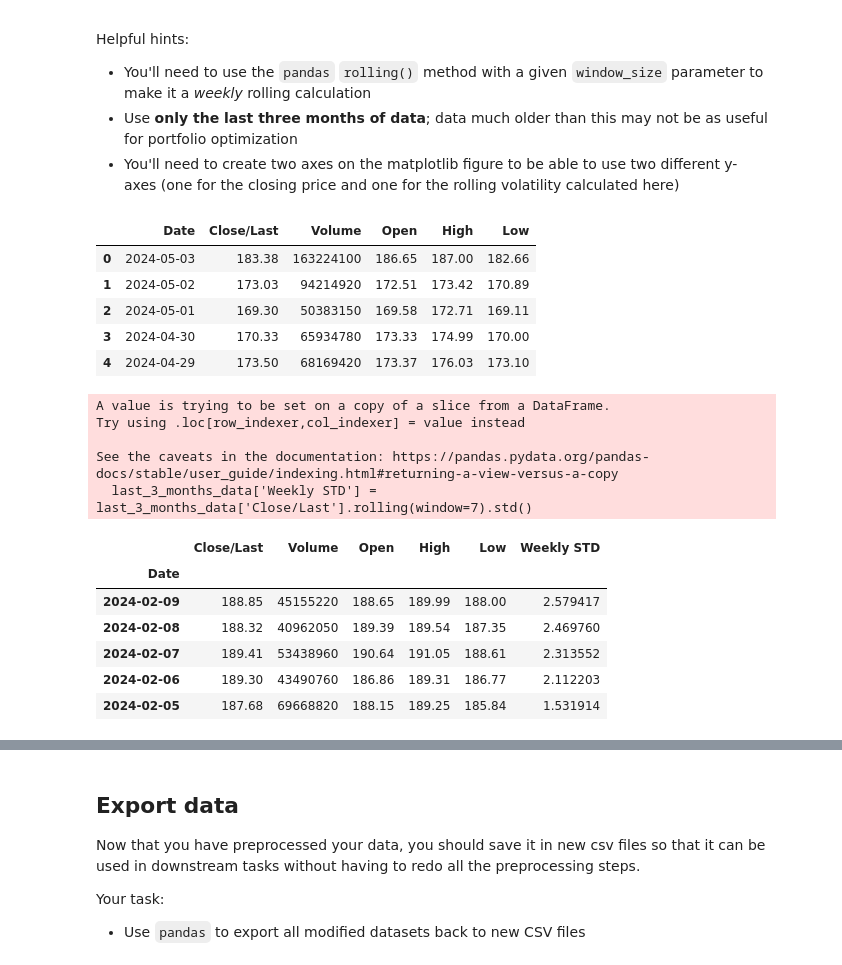
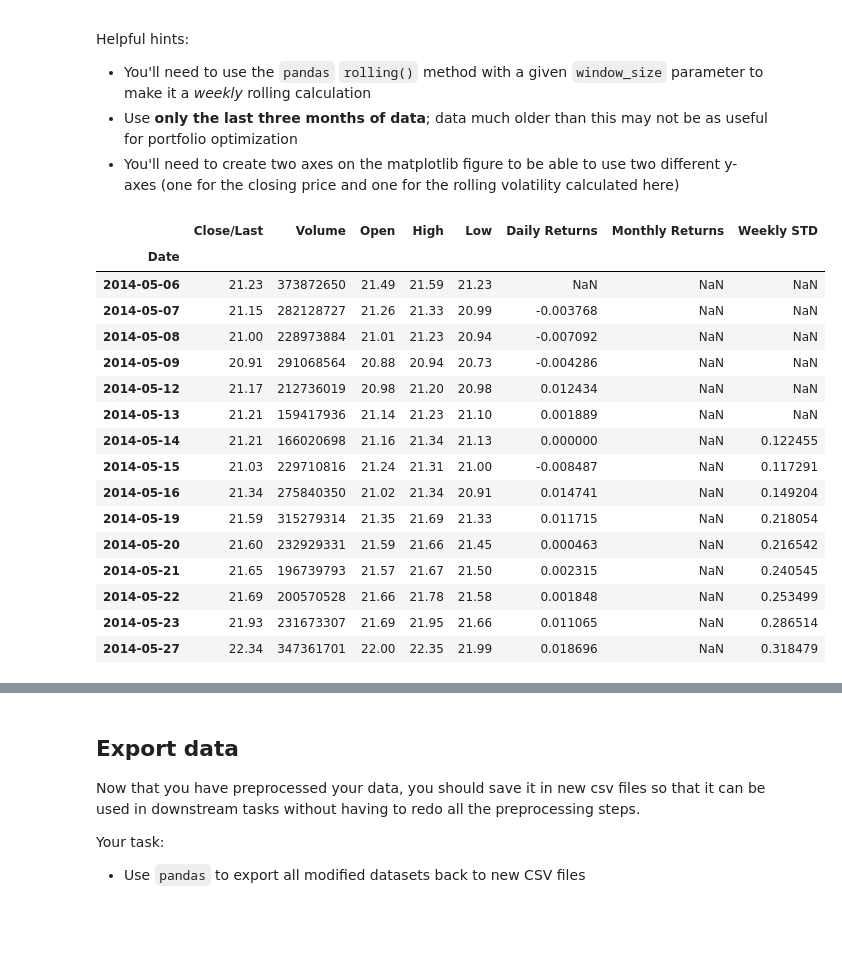
Before and after one commit to julieannvictoria/portfolio, a Jupyter notebook: Preparing-for-data-analysis-project-student.ipynb, the cells around one changed output, grey strips where cells are left out. Cells and saved outputs as stored; diff of their text form; code cells hidden in the pictures; blank space fills up the shorter version.

```diff
--- a/Preparing-for-data-analysis-project-student.ipynb
+++ b/Preparing-for-data-analysis-project-student.ipynb
@@ -241,0 +246,4 @@ memory usage: 118.1 KB
+# %%
+# Sort Date from oldest to latest
+data_apple.sort_index(inplace=True)
+data_microsoft.sort_index(inplace=True)
@@ -456,7 +497,3 @@ inflation.head()
 | 1968-05-31 | 4.088245 | -0.016262 |
 # %% [markdown]
 ### 2. Interpolate stock returns from daily to monthly
-# %%
-data_apple.set_index('Date', inplace=True)
-data_apple['Monthly Returns'] = data_apple['Close/Last'].resample('M').interpolate()
-data_apple.head()
@@ -470,0 +500,3 @@ data_apple.head()
+# %%
+data_apple['Monthly Returns'] =  (1 + data_apple['Daily Returns']).resample('M').prod() - 1
+data_apple.tail()
@@ -534,33 +573,28 @@ Helpful hints:
 * You'll need to use the `pandas` `rolling()` method with a given `window_size` parameter to make it a _weekly_ rolling calculation
 * Use **only the last three months of data**; data much older than this may not be as useful for portfolio optimization
 * You'll need to create two axes on the matplotlib figure to be able to use two different y-axes (one for the closing price and one for the rolling volatility calculated here)
-# %%
-# To make sure that dataframe still contains the last 3 months of data for Apple
-last_3_months_data.head()
-# %% [output]
-|  | Date | Close/Last | Volume | Open | High | Low |
-| 0 | 2024-05-03 | 183.38 | 163224100 | 186.65 | 187.00 | 182.66 |
-| 1 | 2024-05-02 | 173.03 | 94214920 | 172.51 | 173.42 | 170.89 |
-| 2 | 2024-05-01 | 169.30 | 50383150 | 169.58 | 172.71 | 169.11 |
-| 3 | 2024-04-30 | 170.33 | 65934780 | 173.33 | 174.99 | 170.00 |
-| 4 | 2024-04-29 | 173.50 | 68169420 | 173.37 | 176.03 | 173.10 |
 # %%
 # Define the window size for the rolling calculation (e.g., one week)
-last_3_months_data.set_index('Date',inplace=True)
+window_size = 7
 # %%
 # Calculate rolling one-week volatility
-last_3_months_data['Weekly STD'] = last_3_months_data['Close/Last'].rolling(window=7).std()
-last_3_months_data.tail()
+data_apple['Weekly STD'] = data_apple['Close/Last'].rolling(window=window_size).std()
+data_apple.head(15)
 # %% [output]
-A value is trying to be set on a copy of a slice from a DataFrame.
-Try using .loc[row_indexer,col_indexer] = value instead
-
-See the caveats in the documentation: https://pandas.pydata.org/pandas-docs/stable/user_guide/indexing.html#returning-a-view-versus-a-copy
-  last_3_months_data['Weekly STD'] = last_3_months_data['Close/Last'].rolling(window=7).std()
-|  | Close/Last | Volume | Open | High | Low | Weekly STD |
-| Date |  |  |  |  |  |  |
-| 2024-02-09 | 188.85 | 45155220 | 188.65 | 189.99 | 188.00 | 2.579417 |
-| 2024-02-08 | 188.32 | 40962050 | 189.39 | 189.54 | 187.35 | 2.469760 |
-| 2024-02-07 | 189.41 | 53438960 | 190.64 | 191.05 | 188.61 | 2.313552 |
-| 2024-02-06 | 189.30 | 43490760 | 186.86 | 189.31 | 186.77 | 2.112203 |
-| 2024-02-05 | 187.68 | 69668820 | 188.15 | 189.25 | 185.84 | 1.531914 |
+|  | Close/Last | Volume | Open | High | Low | Daily Returns | Monthly Returns | Weekly STD |
+| Date |  |  |  |  |  |  |  |  |
+| 2014-05-06 | 21.23 | 373872650 | 21.49 | 21.59 | 21.23 | NaN | NaN | NaN |
+| 2014-05-07 | 21.15 | 282128727 | 21.26 | 21.33 | 20.99 | -0.003768 | NaN | NaN |
+| 2014-05-08 | 21.00 | 228973884 | 21.01 | 21.23 | 20.94 | -0.007092 | NaN | NaN |
+| 2014-05-09 | 20.91 | 291068564 | 20.88 | 20.94 | 20.73 | -0.004286 | NaN | NaN |
+| 2014-05-12 | 21.17 | 212736019 | 20.98 | 21.20 | 20.98 | 0.012434 | NaN | NaN |
+| 2014-05-13 | 21.21 | 159417936 | 21.14 | 21.23 | 21.10 | 0.001889 | NaN | NaN |
+| 2014-05-14 | 21.21 | 166020698 | 21.16 | 21.34 | 21.13 | 0.000000 | NaN | 0.122455 |
+| 2014-05-15 | 21.03 | 229710816 | 21.24 | 21.31 | 21.00 | -0.008487 | NaN | 0.117291 |
+| 2014-05-16 | 21.34 | 275840350 | 21.02 | 21.34 | 20.91 | 0.014741 | NaN | 0.149204 |
+| 2014-05-19 | 21.59 | 315279314 | 21.35 | 21.69 | 21.33 | 0.011715 | NaN | 0.218054 |
+| 2014-05-20 | 21.60 | 232929331 | 21.59 | 21.66 | 21.45 | 0.000463 | NaN | 0.216542 |
+| 2014-05-21 | 21.65 | 196739793 | 21.57 | 21.67 | 21.50 | 0.002315 | NaN | 0.240545 |
+| 2014-05-22 | 21.69 | 200570528 | 21.66 | 21.78 | 21.58 | 0.001848 | NaN | 0.253499 |
+| 2014-05-23 | 21.93 | 231673307 | 21.69 | 21.95 | 21.66 | 0.011065 | NaN | 0.286514 |
+| 2014-05-27 | 22.34 | 347361701 | 22.00 | 22.35 | 21.99 | 0.018696 | NaN | 0.318479 |
```
Also changed, not shown: parts of 22 cells of this notebook.
